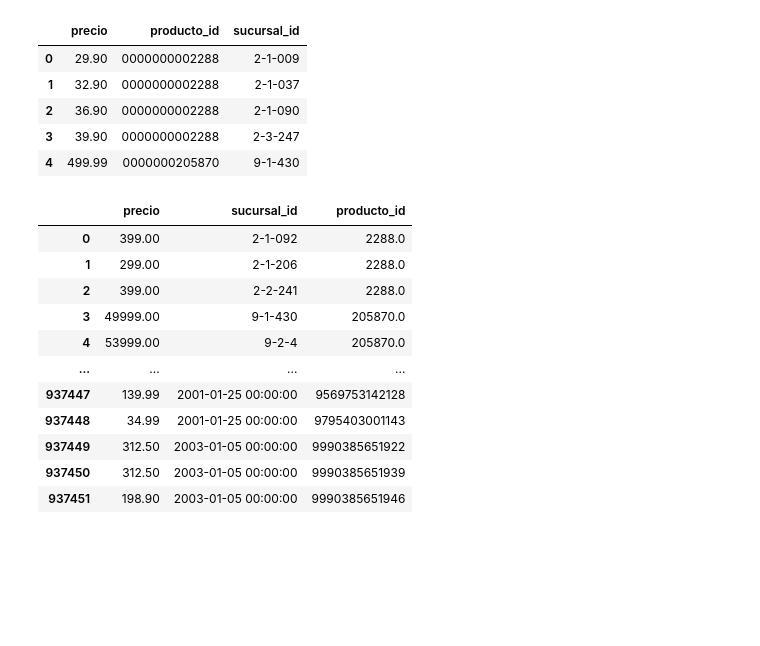
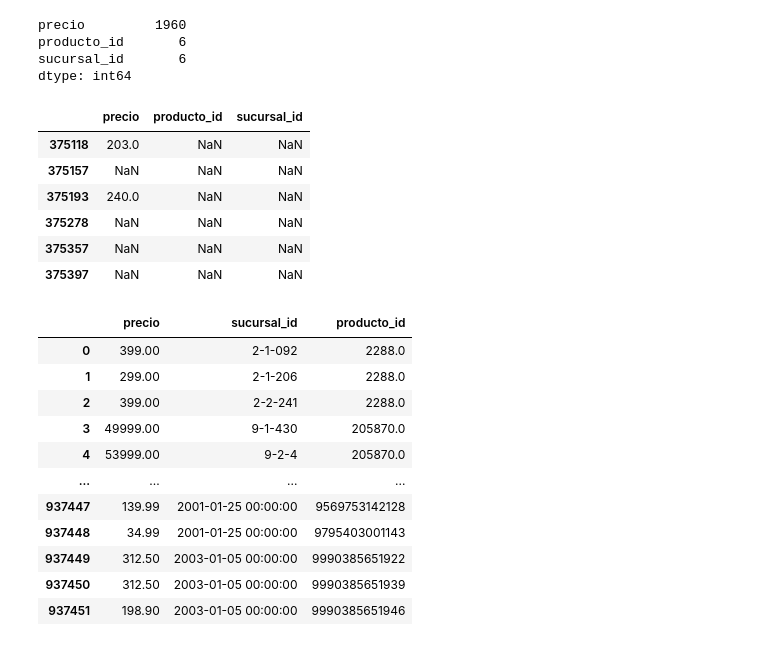
Before and after one commit to Martu-t/Martha-Tarantino-DSH-PI_DE, a Jupyter notebook: pipeline.ipynb, the cells around one changed output. Drawn from its saved outputs; the diff is of its cells as text; code cells hidden in the pictures; blank space fills up the shorter version.

Commit message:
ELT casi finalizado

```diff
--- a/pipeline.ipynb
+++ b/pipeline.ipynb
@@ -56,15 +119,26 @@ precio_semana2.head()
 #dataset precio semana 3
 #pd.read_fwf(dataset4)
 precio_semana3 = pd.read_csv(dataset3, delimiter="|", encoding=detect_encoding(dataset3))
-# %%
-precio_semana3.head()
-# %% [output]
-|  | precio | producto_id | sucursal_id |
-| 0 | 29.90 | 0000000002288 | 2-1-009 |
-| 1 | 32.90 | 0000000002288 | 2-1-037 |
-| 2 | 36.90 | 0000000002288 | 2-1-090 |
-| 3 | 39.90 | 0000000002288 | 2-3-247 |
-| 4 | 499.99 | 0000000205870 | 9-1-430 |
+# %%
+#se buscan valores nulos en dataframe 3
+busca_nulos(precio_semana3)
+# %% [output]
+precio         1960
+producto_id       6
+sucursal_id       6
+dtype: int64
+# %%
+#guardo los valores nulos. Ya que no hay casi información es imposible dar con estos datos.
+# Se prosigue a eliminar los 6 registros
+precio_semana3[precio_semana3['producto_id'].isna()]
+# %% [output]
+|  | precio | producto_id | sucursal_id |
+| 375118 | 203.0 | NaN | NaN |
+| 375157 | NaN | NaN | NaN |
+| 375193 | 240.0 | NaN | NaN |
+| 375278 | NaN | NaN | NaN |
+| 375357 | NaN | NaN | NaN |
+| 375397 | NaN | NaN | NaN |
 # %%
 #dataset precio semana 4
 precios_xlsx = pd.read_excel('Datasets_relevamiento_precios/precios_semanas_20200419_20200426.xlsx', sheet_name=None)
```
Also changed, not shown: parts of 35 cells of this notebook, 2 other files.
